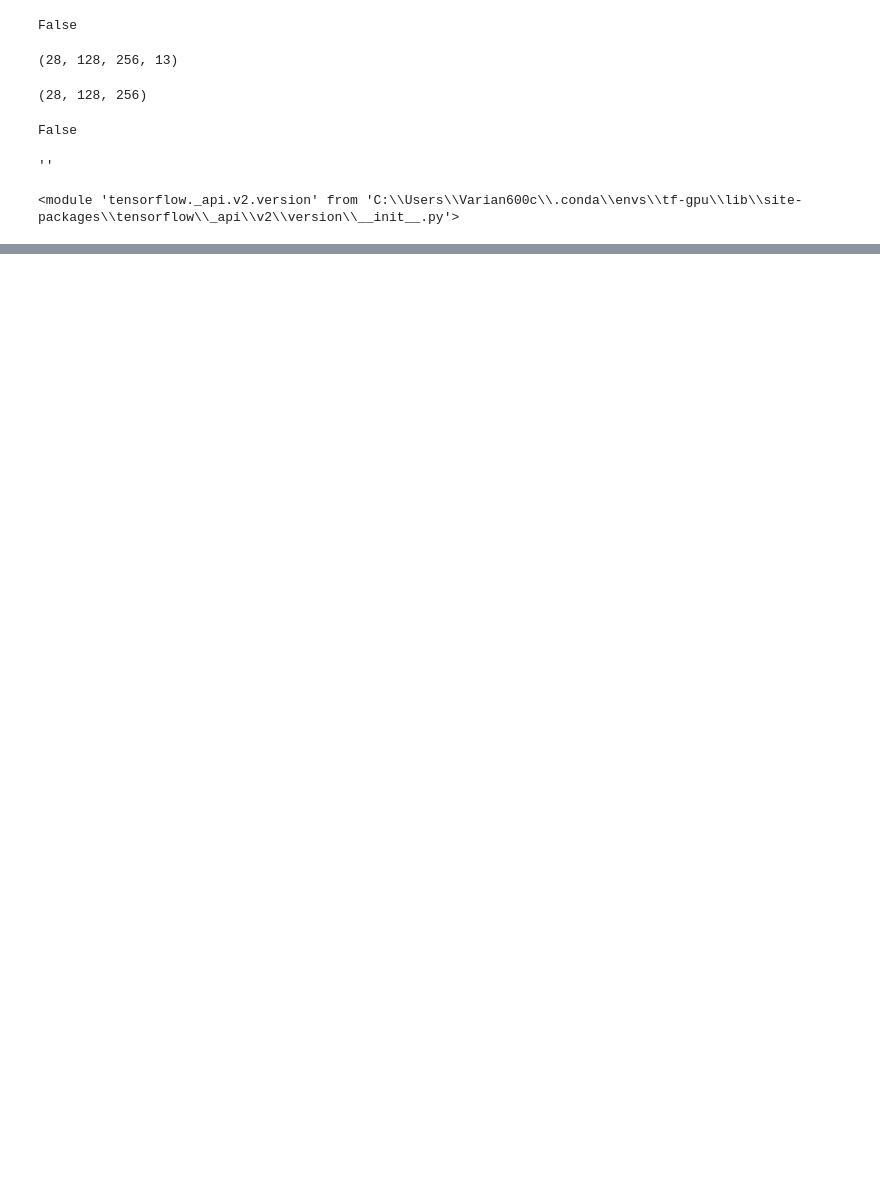
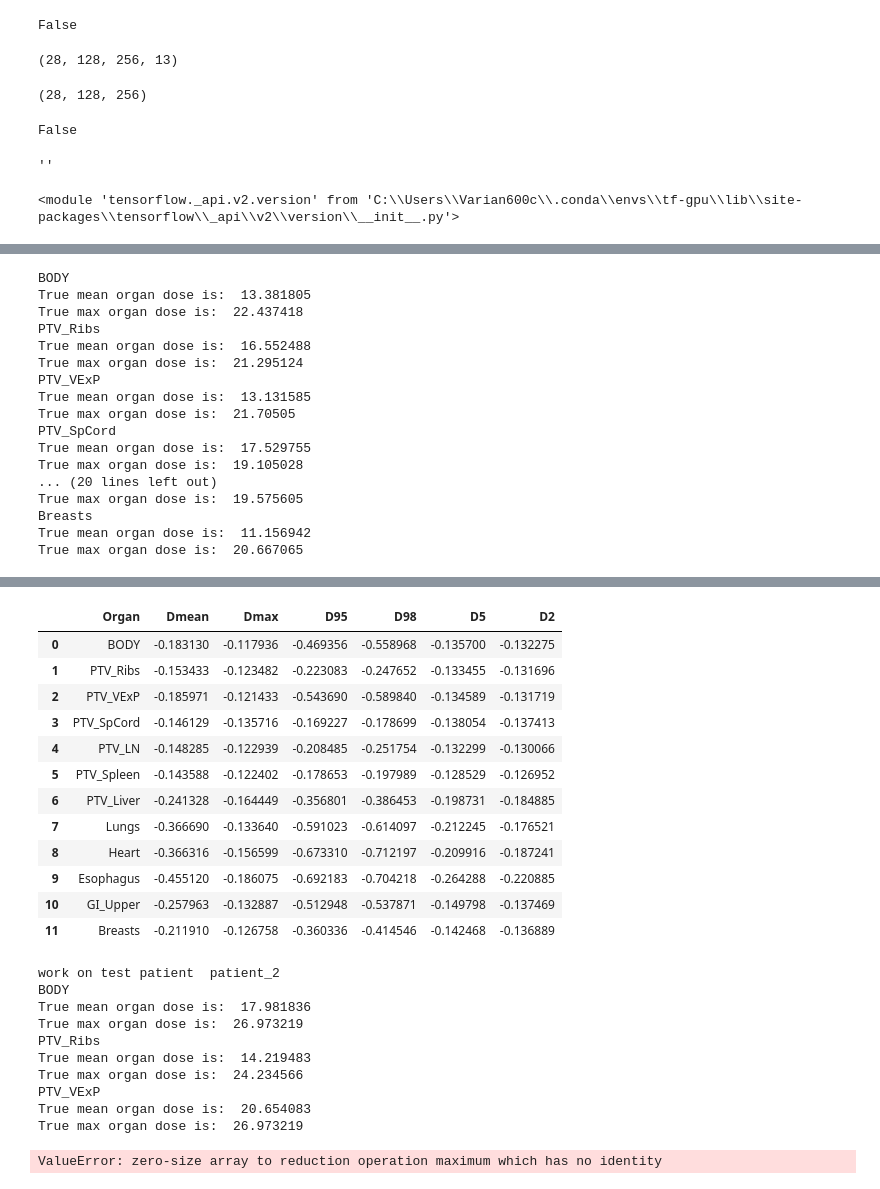
Before and after one commit to quick0306/radiotherapy-dose-prediction, a Jupyter notebook: test.ipynb, the cells around one changed output, grey strips where cells are left out. Saved outputs shown, nothing was run; the diff lists cells and outputs as text; code cells hidden in the pictures; blank space fills up the shorter version.

Commit message:
predicting single patient now working

```diff
--- a/test.ipynb
+++ b/test.ipynb
@@ -296,3 +299,6 @@ tf.test.gpu_device_name()
 print(tf.version)
 # %% [output]
 <module 'tensorflow._api.v2.version' from 'C:\\Users\\Varian600c\\.conda\\envs\\tf-gpu\\lib\\site-packages\\tensorflow\\_api\\v2\\version\\__init__.py'>
+# %%
+predict_unit_test()
+# %% [output]
@@ -298,0 +324,17 @@ print(tf.version)
+BODY
+True mean organ dose is:  13.381805
+True max organ dose is:  22.437418
+PTV_Ribs
+True mean organ dose is:  16.552488
+True max organ dose is:  21.295124
+PTV_VExP
+True mean organ dose is:  13.131585
+True max organ dose is:  21.70505
+PTV_SpCord
+True mean organ dose is:  17.529755
+True max organ dose is:  19.105028
+... (20 lines left out)
+True max organ dose is:  19.575605
+Breasts
+True mean organ dose is:  11.156942
+True max organ dose is:  20.667065
@@ -298,0 +347,24 @@ print(tf.version)
+|  | Organ | Dmean | Dmax | D95 | D98 | D5 | D2 |
+| 0 | BODY | -0.183130 | -0.117936 | -0.469356 | -0.558968 | -0.135700 | -0.132275 |
+| 1 | PTV_Ribs | -0.153433 | -0.123482 | -0.223083 | -0.247652 | -0.133455 | -0.131696 |
+| 2 | PTV_VExP | -0.185971 | -0.121433 | -0.543690 | -0.589840 | -0.134589 | -0.131719 |
+| 3 | PTV_SpCord | -0.146129 | -0.135716 | -0.169227 | -0.178699 | -0.138054 | -0.137413 |
+| 4 | PTV_LN | -0.148285 | -0.122939 | -0.208485 | -0.251754 | -0.132299 | -0.130066 |
+| 5 | PTV_Spleen | -0.143588 | -0.122402 | -0.178653 | -0.197989 | -0.128529 | -0.126952 |
+| 6 | PTV_Liver | -0.241328 | -0.164449 | -0.356801 | -0.386453 | -0.198731 | -0.184885 |
+| 7 | Lungs | -0.366690 | -0.133640 | -0.591023 | -0.614097 | -0.212245 | -0.176521 |
+| 8 | Heart | -0.366316 | -0.156599 | -0.673310 | -0.712197 | -0.209916 | -0.187241 |
+| 9 | Esophagus | -0.455120 | -0.186075 | -0.692183 | -0.704218 | -0.264288 | -0.220885 |
+| 10 | GI_Upper | -0.257963 | -0.132887 | -0.512948 | -0.537871 | -0.149798 | -0.137469 |
+| 11 | Breasts | -0.211910 | -0.126758 | -0.360336 | -0.414546 | -0.142468 | -0.136889 |
+work on test patient  patient_2
+BODY
+True mean organ dose is:  17.981836
+True max organ dose is:  26.973219
+PTV_Ribs
+True mean organ dose is:  14.219483
+True max organ dose is:  24.234566
+PTV_VExP
+True mean organ dose is:  20.654083
+True max organ dose is:  26.973219
+ValueError: zero-size array to reduction operation maximum which has no identity
```
Also changed, not shown: parts of 4 cells of this notebook, 3 other files.
